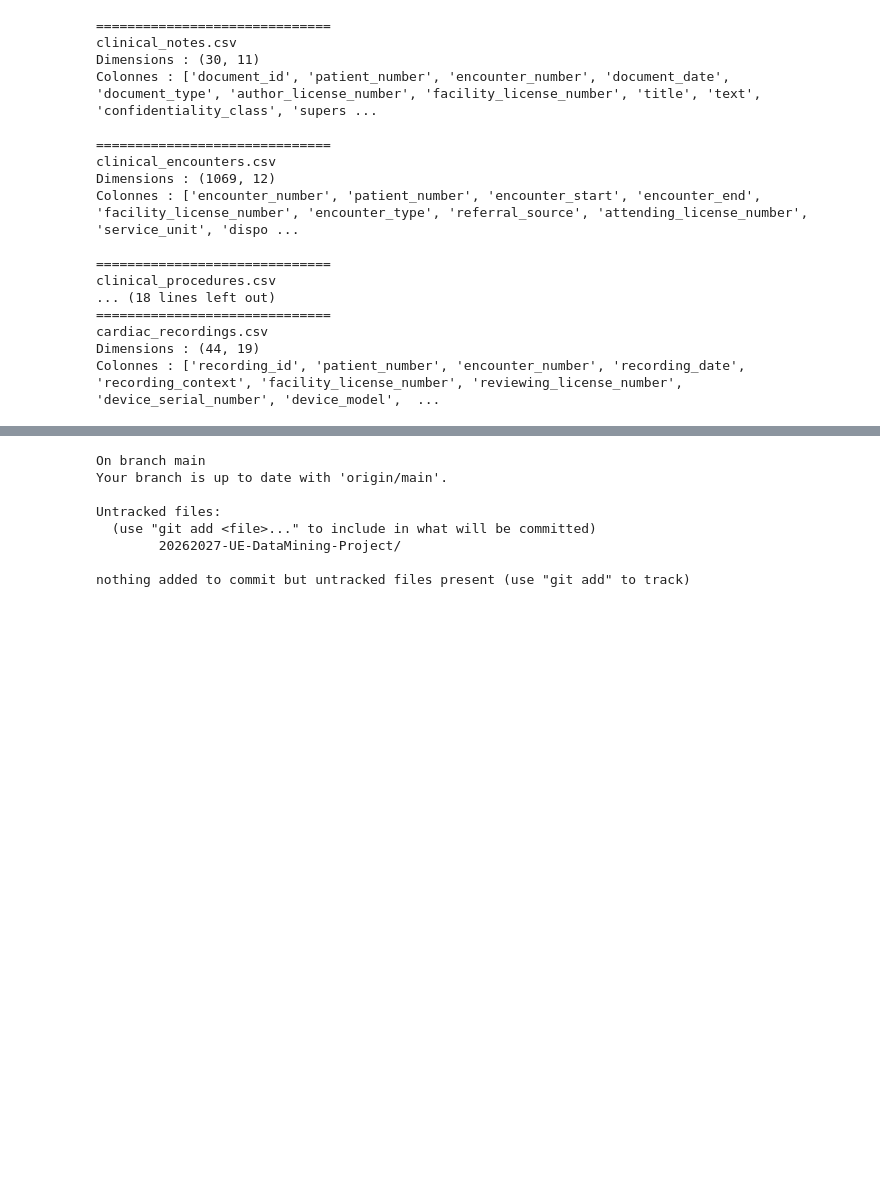
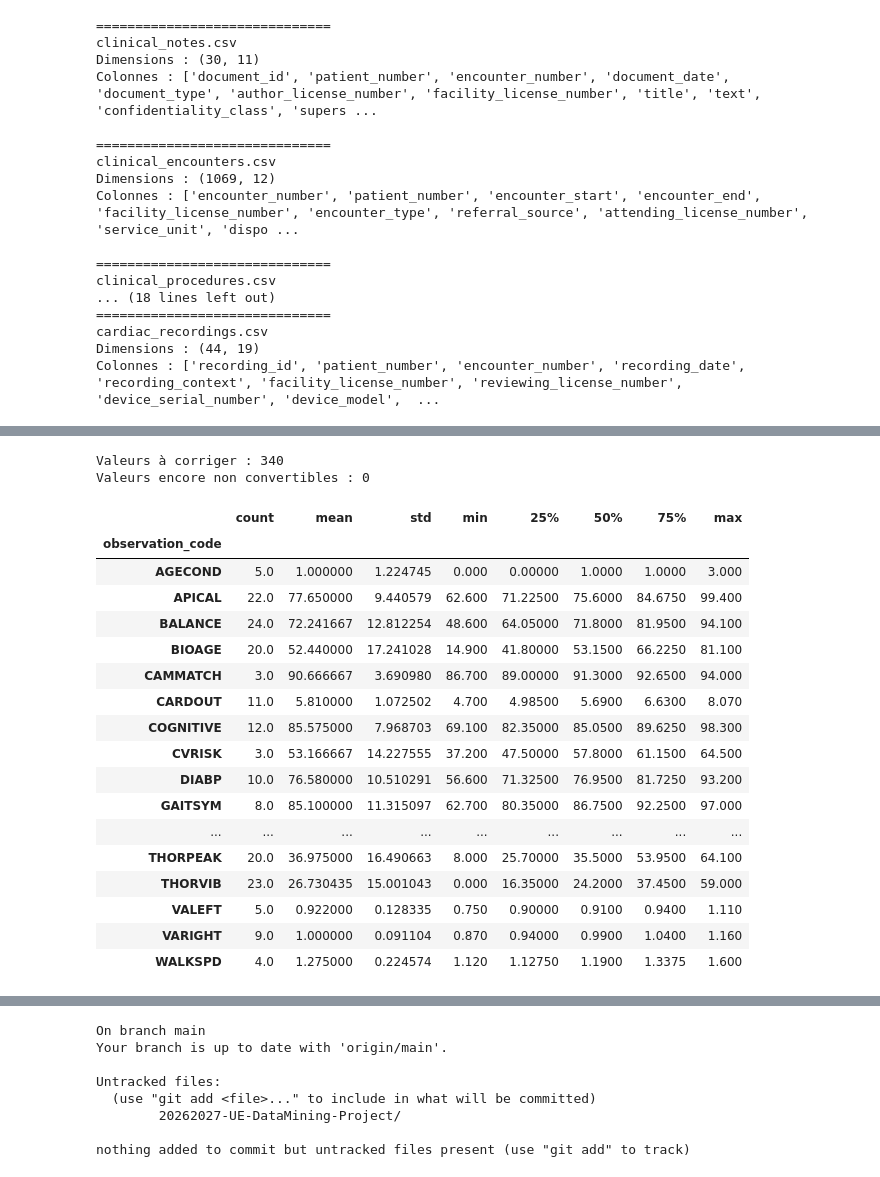
Before and after one commit to Sheik-info/20262027-UE-DataMining-Project, a Jupyter notebook: Base_notebook_to_complete.ipynb, the cells around one changed output, grey strips where cells are left out. Drawn from its saved outputs; the diff is of its cells as text; code cells hidden in the pictures; blank space fills up the shorter version.

```diff
--- a/Base_notebook_to_complete.ipynb
+++ b/Base_notebook_to_complete.ipynb
@@ -120,0 +442,4 @@ Colonnes : ['recording_id', 'patient_number', 'encounter_number', 'recording_dat
+# %%
+obs = pd.read_csv('data/health/clinical_observations.csv')
+print(f"Dimensions initiales : {obs.shape}")
+obs.head()
@@ -120,0 +454,5 @@ Colonnes : ['recording_id', 'patient_number', 'encounter_number', 'recording_dat
+# %%
+doublons = obs[obs.duplicated(keep=False)]
+print(f"Lignes dupliquées : {len(doublons)}")
+obs = obs.drop_duplicates().reset_index(drop=True)
+print(f"Dimensions après suppression : {obs.shape}")
@@ -120,0 +466,9 @@ Colonnes : ['recording_id', 'patient_number', 'encounter_number', 'recording_dat
+# %%
+for col in ['interpretation_code', 'quality_code']:
+    print(f"{col} avant -> {sorted(obs[col].unique())}")
+
+obs['interpretation_code'] = obs['interpretation_code'].str.lower()
+obs['quality_code'] = obs['quality_code'].str.lower()
+
+for col in ['interpretation_code', 'quality_code']:
+    print(f"{col} après -> {sorted(obs[col].unique())}")
@@ -120,0 +488,43 @@ Colonnes : ['recording_id', 'patient_number', 'encounter_number', 'recording_dat
+# %%
+# Étape a : repérer ce qui ne passe pas en numérique tel quel
+valeur_numerique_brute = pd.to_numeric(obs['numeric_value'], errors='coerce')
+a_corriger = obs['numeric_value'].notna() & valeur_numerique_brute.isna()
+print(f"Valeurs à corriger : {a_corriger.sum()}")
+
+# Étape b : on sépare la partie numérique de l'unité éventuelle, puis on gère la virgule
+# Motif : un nombre (avec point OU virgule comme séparateur décimal), suivi ou non d'un texte d'unité
+extraction = obs['numeric_value'].str.extract(r'^([-+]?\d+(?:[.,]\d+)?)')
+nombre_point = extraction[0].str.replace(',', '.', regex=False)
+
+obs['numeric_value_clean'] = pd.to_numeric(nombre_point, errors='coerce')
+
+# Vérification : combien reste non converti après ce traitement ?
+reste = obs['numeric_value'].notna() & obs['numeric_value_clean'].isna()
+print(f"Valeurs encore non convertibles : {reste.sum()}")
+# %% [output]
+Valeurs à corriger : 340
+Valeurs encore non convertibles : 0
+# %%
+# Contrôle de cohérence : les valeurs corrigées restent-elles dans un ordre de grandeur plausible
+# par rapport aux autres mesures du même observation_code ?
+controle = obs.loc[a_corriged := a_corriger, ['observation_code', 'numeric_value', 'numeric_value_clean']]
+display(controle.groupby('observation_code')['numeric_value_clean'].describe())
+# %% [output]
+|  | count | mean | std | min | 25% | 50% | 75% | max |
+| observation_code |  |  |  |  |  |  |  |  |
+| AGECOND | 5.0 | 1.000000 | 1.224745 | 0.000 | 0.00000 | 1.0000 | 1.0000 | 3.000 |
+| APICAL | 22.0 | 77.650000 | 9.440579 | 62.600 | 71.22500 | 75.6000 | 84.6750 | 99.400 |
+| BALANCE | 24.0 | 72.241667 | 12.812254 | 48.600 | 64.05000 | 71.8000 | 81.9500 | 94.100 |
+| BIOAGE | 20.0 | 52.440000 | 17.241028 | 14.900 | 41.80000 | 53.1500 | 66.2250 | 81.100 |
+| CAMMATCH | 3.0 | 90.666667 | 3.690980 | 86.700 | 89.00000 | 91.3000 | 92.6500 | 94.000 |
+| CARDOUT | 11.0 | 5.810000 | 1.072502 | 4.700 | 4.98500 | 5.6900 | 6.6300 | 8.070 |
+| COGNITIVE | 12.0 | 85.575000 | 7.968703 | 69.100 | 82.35000 | 85.0500 | 89.6250 | 98.300 |
+| CVRISK | 3.0 | 53.166667 | 14.227555 | 37.200 | 47.50000 | 57.8000 | 61.1500 | 64.500 |
+| DIABP | 10.0 | 76.580000 | 10.510291 | 56.600 | 71.32500 | 76.9500 | 81.7250 | 93.200 |
+| GAITSYM | 8.0 | 85.100000 | 11.315097 | 62.700 | 80.35000 | 86.7500 | 92.2500 | 97.000 |
+| ... | ... | ... | ... | ... | ... | ... | ... | ... |
+| THORPEAK | 20.0 | 36.975000 | 16.490663 | 8.000 | 25.70000 | 35.5000 | 53.9500 | 64.100 |
+| THORVIB | 23.0 | 26.730435 | 15.001043 | 0.000 | 16.35000 | 24.2000 | 37.4500 | 59.000 |
+| VALEFT | 5.0 | 0.922000 | 0.128335 | 0.750 | 0.90000 | 0.9100 | 0.9400 | 1.110 |
+| VARIGHT | 9.0 | 1.000000 | 0.091104 | 0.870 | 0.94000 | 0.9900 | 1.0400 | 1.160 |
+| WALKSPD | 4.0 | 1.275000 | 0.224574 | 1.120 | 1.12750 | 1.1900 | 1.3375 | 1.600 |
```
Also changed, not shown: parts of 64 cells of this notebook.
